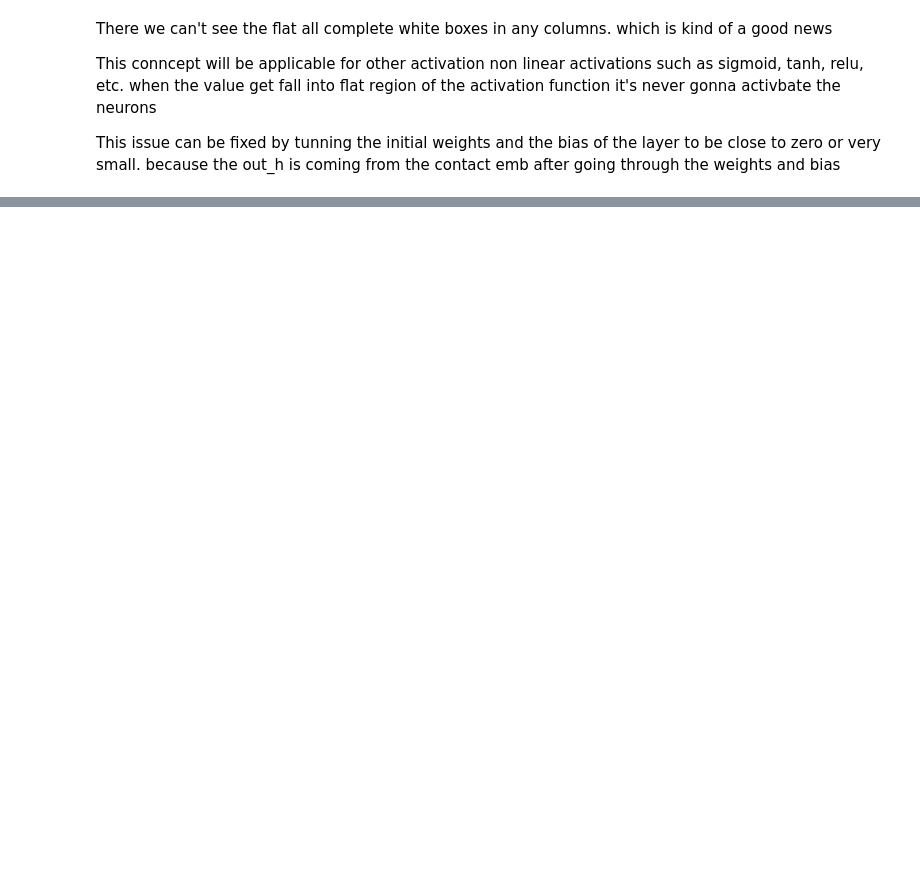
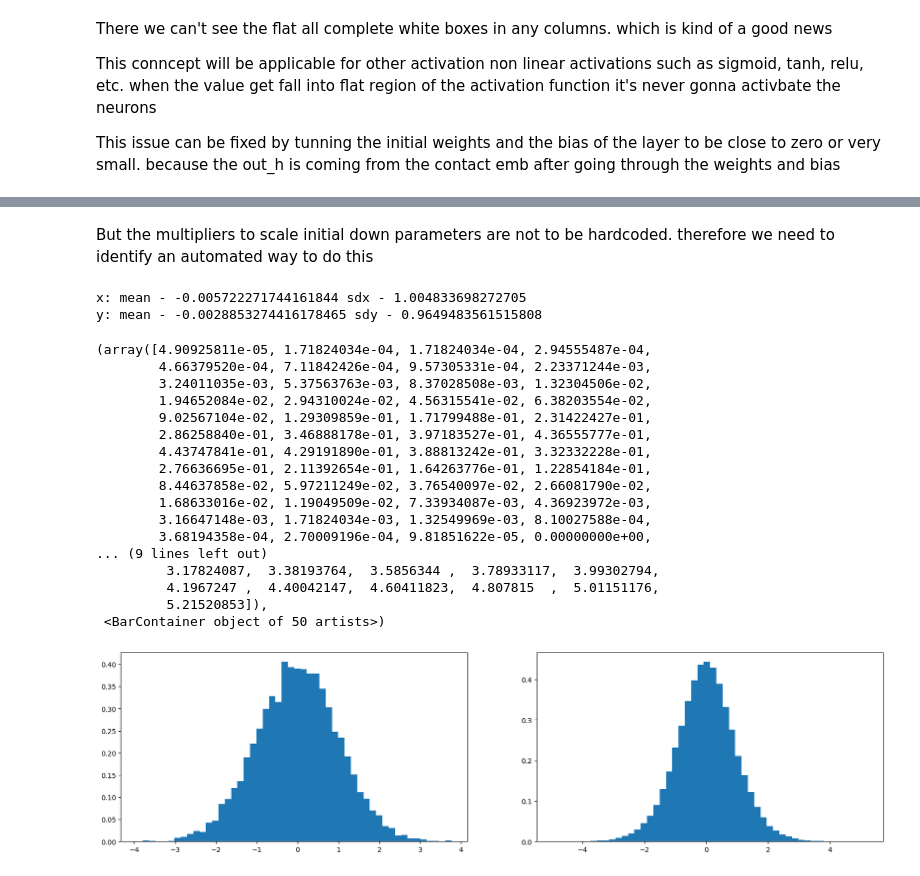
Before and after one commit to vithushanms/makemore-language-model, a Jupyter notebook: [Language_Models]_makemore_MLP_Further_Optimization_.ipynb, the cells around one changed output, grey strips where cells are left out. Saved outputs shown, nothing was run; the diff lists cells and outputs as text; code cells hidden in the pictures; blank space fills up the shorter version.

```diff
--- a/[Language_Models]_makemore_MLP_Further_Optimization_.ipynb
+++ b/[Language_Models]_makemore_MLP_Further_Optimization_.ipynb
@@ -288,0 +296,35 @@ train : 2.156198501586914
+# %% [markdown]
+But the multipliers to scale initial down parameters are not to be hardcoded. therefore we need to identify an automated way to do this
+# %%
+x = torch.randn(1000,10)
+w = torch.randn(10,200) * 0.3
+y = x @ w
+print(f'x: mean - {x.mean()} sdx - {x.std()}')
+print(f'y: mean - {y.mean()} sdy - {y.std()}')
+
+plt.figure(figsize=(20,5))
+plt.subplot(121)
+plt.hist(x.view(-1).tolist(), 50, density = True)
+plt.subplot(122)
+plt.hist(y.view(-1).tolist(), 50, density = True)
+# %% [output]
+x: mean - -0.005722271744161844 sdx - 1.004833698272705
+y: mean - -0.0028853274416178465 sdy - 0.9649483561515808
+(array([4.90925811e-05, 1.71824034e-04, 1.71824034e-04, 2.94555487e-04,
+        4.66379520e-04, 7.11842426e-04, 9.57305331e-04, 2.23371244e-03,
+        3.24011035e-03, 5.37563763e-03, 8.37028508e-03, 1.32304506e-02,
+        1.94652084e-02, 2.94310024e-02, 4.56315541e-02, 6.38203554e-02,
+        9.02567104e-02, 1.29309859e-01, 1.71799488e-01, 2.31422427e-01,
+        2.86258840e-01, 3.46888178e-01, 3.97183527e-01, 4.36555777e-01,
+        4.43747841e-01, 4.29191890e-01, 3.88813242e-01, 3.32332228e-01,
+        2.76636695e-01, 2.11392654e-01, 1.64263776e-01, 1.22854184e-01,
+        8.44637858e-02, 5.97211249e-02, 3.76540097e-02, 2.66081790e-02,
+        1.68633016e-02, 1.19049509e-02, 7.33934087e-03, 4.36923972e-03,
+        3.16647148e-03, 1.71824034e-03, 1.32549969e-03, 8.10027588e-04,
+        3.68194358e-04, 2.70009196e-04, 9.81851622e-05, 0.00000000e+00,
+... (9 lines left out)
+         3.17824087,  3.38193764,  3.5856344 ,  3.78933117,  3.99302794,
+         4.1967247 ,  4.40042147,  4.60411823,  4.807815  ,  5.01151176,
+         5.21520853]),
+ <BarContainer object of 50 artists>)
+[figure, added]
```
Also changed, not shown: parts of 30 cells of this notebook.
